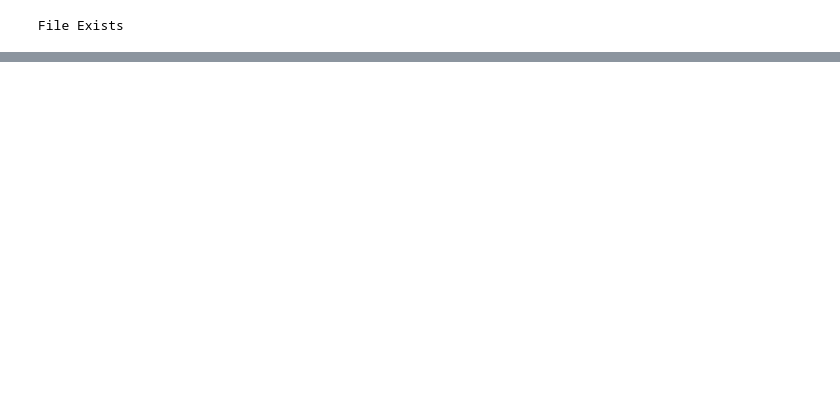
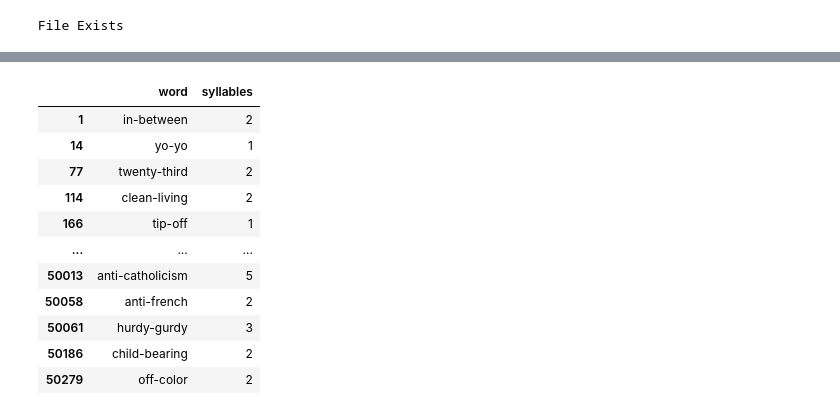
Before and after one commit to rahul-kulkarni/W210-Capstone, a Jupyter notebook: eda/eda_prep.ipynb, the cells around one changed output, grey strips where cells are left out. Drawn from its saved outputs; the diff is of its cells as text; code cells hidden in the pictures; blank space fills up the shorter version.

```diff
--- a/eda/eda_prep.ipynb
+++ b/eda/eda_prep.ipynb
@@ -367,0 +444,92 @@ df_distinct_context[:5]
+# %%
+# Word lists are already in the distinct_in_test_lower column of the df_test_sets dataframe from above.
+# Iterate through all of those and write the results to files.
+
+### Commented out to avoid accidental re-run
+
+# for test_set in df_test_sets['test_set'].unique():
+#     word_list = list(df_test_sets[df_test_sets['test_set'] == test_set]['distinct_in_test_lower'].values[0])
+#     results = get_wordsapi_result(word_list)
+#     with open('datafiles/wordsapi_{}.json'.format(test_set), 'w', encoding='utf8') as f_out:
+#         json.dump(results, f_out)
+
+# After all the API calls complete, read the output files and combine the results into a new dataframe: syll_df
+
+combined_results = []
+for f in os.listdir('datafiles/'):
+
+    # Filter out the sample json file originally provided (it's formatted a little differently).
+    # Also filtering out the squad results... not necessary the first time this runs, given it wouldn't yet exist.
+
+    if f not in ('wordsapi_sample.json', 'wordsapi_squad.json'):
+        with open('datafiles/{}'.format(f), 'r', encoding='utf8') as f_open:
+            x = json.load(f_open)
+            combined_results += x
+
+syll_df_2 = pd.DataFrame(x)
+
+# For this, we only care about the syllables data, so we filter out any rows that didn't have it
+# (Words API claims that 44% of their words have syllable info)
+
+# We also just pull the word and syllables columns, then replace the existing syllables columns with just the syllable count
+syll_df_2 = syll_df_2[~syll_df_2['syllables'].isna()][['word','syllables']].reset_index(drop=True)
+syll_df_2['syllables'] = syll_df_2.apply(lambda row: row['syllables']['count'], axis = 1)
+
+# Parse and filter the original sample file. The data here is formatted a little differently, so we don't reuse the previous logic.
+
+with open('datafiles/{}'.format('wordsapi_sample.json'), 'r', encoding='utf8') as f_open:
+    x = json.load(f_open)
+
+syll_df_2 = pd.concat([syll_df_2, pd.DataFrame([{'word': k, 'syllables': v['syllables']['count']} for k, v in x.items() if 'syllables' in x[k].keys()])]).reset_index(drop=True)
+
+# Now to get the SQuAD words we need. Again, don't want to waste API calls on words we've already checked, so we filter those out first.
+
+# We have the list FreqDist of SQuAD words already in squad_freqdist_lower from before, so we can use that to get the list of words.
+squad_minus_checked = list(set(squad_freqdist_lower.keys()).difference(set(syll_df_2['word'].to_list())))
+
+# Then we can pass that same list to our get_wordsapi_result() function from before... we'll write the results to a file again.
+
+### Commented out to avoid accidental re-run
+
+# results = get_wordsapi_result(squad_minus_checked)
+# with open('datafiles/wordsapi_squad.json', 'w', encoding='utf8') as f_out:
+#     json.dump(results, f_out)
+
+# We can pull the data back in using the same method used for the other API results, and concat it with the existing dataframe.
+
+with open('datafiles/wordsapi_{}.json'.format('squad'), 'r', encoding='utf8') as f_open:
+    x = json.load(f_open)
+
+df_squad_syll = pd.DataFrame(x)
+df_squad_syll = df_squad_syll[~df_squad_syll['syllables'].isna()][['word','syllables']].reset_index(drop=True)
+df_squad_syll['syllables'] = df_squad_syll.apply(lambda row: row['syllables']['count'], axis = 1)
+
+syll_df_2 = pd.concat([syll_df_2, df_squad_syll]).reset_index(drop=True)
+
+# Finally, we found that the Words API consistently counts 1 syllable too few for hyphenated words...
+display(syll_df_2[syll_df_2['word'].str.contains('-')])
+
+# ... so we increment their counts by one to compensate.
+
+syll_df_2.loc[syll_df_2['word'].str.contains('-'), 'syllables'] = syll_df_2['syllables'] + 1
+
+# And we write the results so we don't have to do this again...
+syll_df_2 = syll_df_2.drop_duplicates().reset_index(drop=True)
+syll_df_2.to_csv('./syllable_counts.csv', index=False)
+
+# Now we need to update the df_distinct_context syllables counts and re-populate any dependent metrics
+syll_df_2 = pd.read_csv('./syllable_counts.csv', keep_default_na=False)
+syll_2_dict = syll_df_2.set_index('word').to_dict('index')
+# %% [output]
+|  | word | syllables |
+| 1 | in-between | 2 |
+| 14 | yo-yo | 1 |
+| 77 | twenty-third | 2 |
+| 114 | clean-living | 2 |
+| 166 | tip-off | 1 |
+| ... | ... | ... |
+| 50013 | anti-catholicism | 5 |
+| 50058 | anti-french | 2 |
+| 50061 | hurdy-gurdy | 3 |
+| 50186 | child-bearing | 2 |
+| 50279 | off-color | 2 |
```
Also changed, not shown: parts of 52 cells of this notebook, 3 other files.
